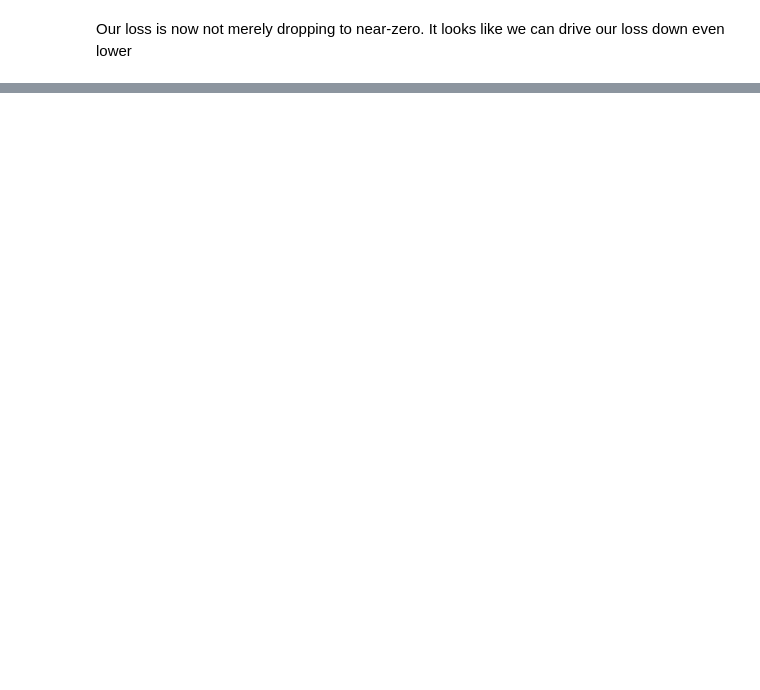
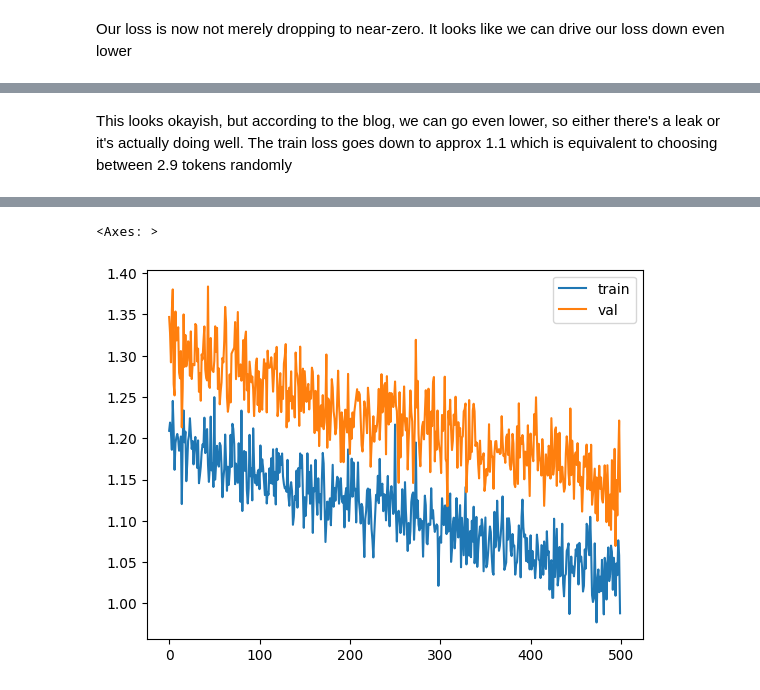
Before and after one commit to Vishal-Padia/llama-from-scratch, a Jupyter notebook: llama_from_scratch.ipynb, the cells around one changed output, grey strips where cells are left out. Drawn from its saved outputs; the diff is of its cells as text; code cells hidden in the pictures; blank space fills up the shorter version.

```diff
--- a/llama_from_scratch.ipynb
+++ b/llama_from_scratch.ipynb
@@ -767,0 +941,5 @@ validation loss:  1.9022066950798036
+# %% [markdown]
+This looks okayish, but according to the blog, we can go even lower, so either there's a leak or it's actually doing well. The train loss goes down to approx 1.1 which is equivalent to choosing between 2.9 tokens randomly
+# %%
+train(llama, optimizer, config=MASTER_CONFIG)
+# %% [output]
@@ -767,0 +947,2 @@ validation loss:  1.9022066950798036
+<Axes: >
+[figure, added]
```
Also changed, not shown: parts of 27 cells of this notebook.
